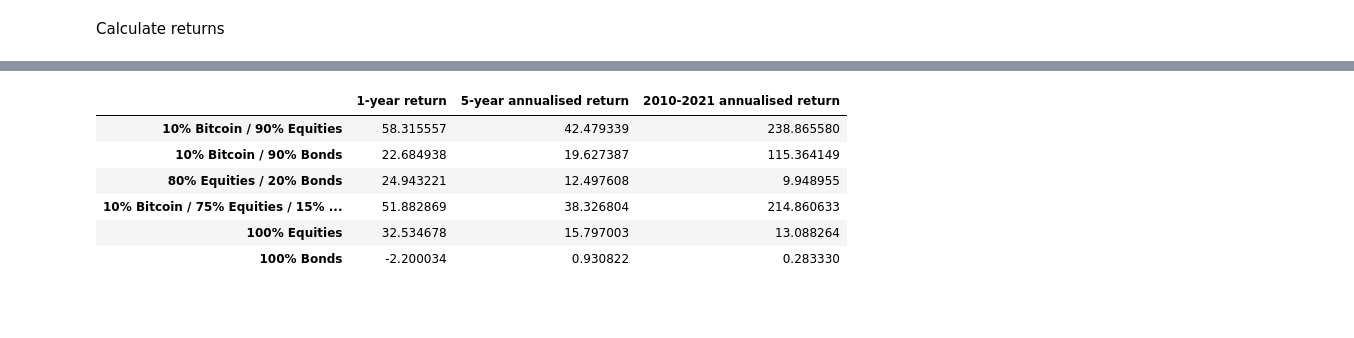
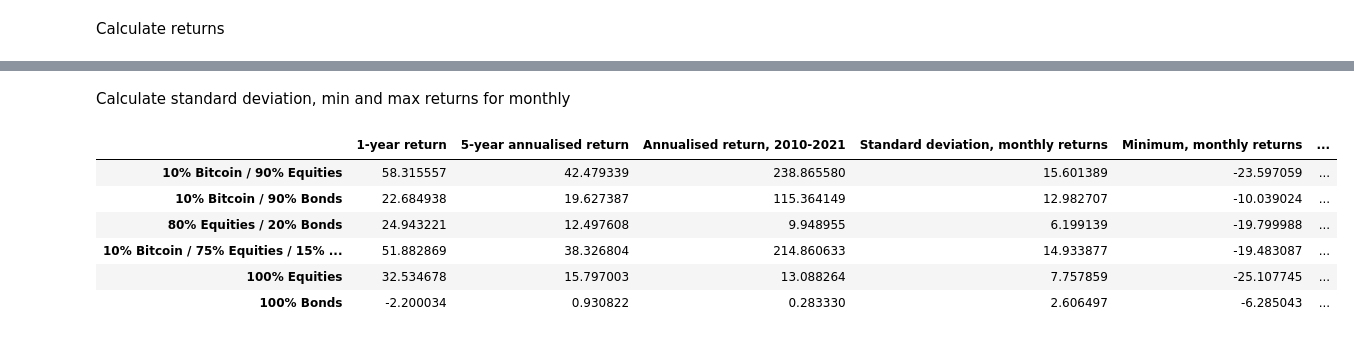
Before and after one commit to mihailthebuilder/crypto-research, a Jupyter notebook: btc.ipynb, the cells around one changed output, grey strips where cells are left out. Drawn from its saved outputs; the diff is of its cells as text; code cells hidden in the pictures; blank space fills up the shorter version.

```diff
--- a/btc.ipynb
+++ b/btc.ipynb
@@ -334,6 +334,6 @@ bt.columns = columns
 # %% [markdown]
 Calculate returns
 # %%
-returns_1y = (bt.iloc[-1] / bt.iloc[-356]) - 1
-returns_5y = (bt.iloc[-1] / bt.iloc[-356*5] - 1) / 5
-returns_total = (bt.iloc[-1] / bt.iloc[1] - 1) / len(bt) * 356
+returns_1y = ((bt.iloc[-1] / bt.iloc[-356]) - 1) * 100
+returns_5y = ((bt.iloc[-1] / bt.iloc[-356*5] - 1) / 5) * 100
+returns_total = ((bt.iloc[-1] / bt.iloc[1] - 1) / len(bt) * 356) * 100
@@ -354,13 +340,26 @@ returns_list = [returns_df * 100 for returns_df in returns_list]
+# %% [markdown]
+Calculate standard deviation, min and max returns for monthly
+# %%
+from datetime import timedelta
+
+def return_fun(x):
+    return (x.iloc[-1] / x.iloc[0] - 1) * 100
+
+quarterly_df = bt.resample(timedelta(days=90)).apply(return_fun)
+
+stdev = quarterly_df.std()
+minimum = quarterly_df.min()
+maximum = quarterly_df.max()
 # %%
-combined_returns = pd.concat(returns_list,axis=1)
-combined_returns.columns = ["1-year return", "5-year annualised return", "2010-2021 annualised return"]
+bt_output = pd.concat([returns_1y,returns_5y,returns_total,stdev,minimum,maximum],axis=1)
+bt_output.columns = ["1-year return", "5-year annualised return", "Annualised return, 2010-2021", "Standard deviation, monthly returns" , "Minimum, monthly returns", "Maximum, monthly returns"]
-# %%
-combined_returns
-# %% [output]
-|  | 1-year return | 5-year annualised return | 2010-2021 annualised return |
-| 10% Bitcoin / 90% Equities | 58.315557 | 42.479339 | 238.865580 |
-| 10% Bitcoin / 90% Bonds | 22.684938 | 19.627387 | 115.364149 |
-| 80% Equities / 20% Bonds | 24.943221 | 12.497608 | 9.948955 |
-| 10% Bitcoin / 75% Equities / 15% ... | 51.882869 | 38.326804 | 214.860633 |
-| 100% Equities | 32.534678 | 15.797003 | 13.088264 |
-| 100% Bonds | -2.200034 | 0.930822 | 0.283330 |
+# %%
+bt_output
+# %% [output]
+|  | 1-year return | 5-year annualised return | Annualised return, 2010-2021 | Standard deviation, monthly returns | Minimum, monthly returns | ... |
+| 10% Bitcoin / 90% Equities | 58.315557 | 42.479339 | 238.865580 | 15.601389 | -23.597059 | ... |
+| 10% Bitcoin / 90% Bonds | 22.684938 | 19.627387 | 115.364149 | 12.982707 | -10.039024 | ... |
+| 80% Equities / 20% Bonds | 24.943221 | 12.497608 | 9.948955 | 6.199139 | -19.799988 | ... |
+| 10% Bitcoin / 75% Equities / 15% ... | 51.882869 | 38.326804 | 214.860633 | 14.933877 | -19.483087 | ... |
+| 100% Equities | 32.534678 | 15.797003 | 13.088264 | 7.757859 | -25.107745 | ... |
+| 100% Bonds | -2.200034 | 0.930822 | 0.283330 | 2.606497 | -6.285043 | ... |
```
Also changed, not shown: parts of 4 cells of this notebook, 1 other file.
